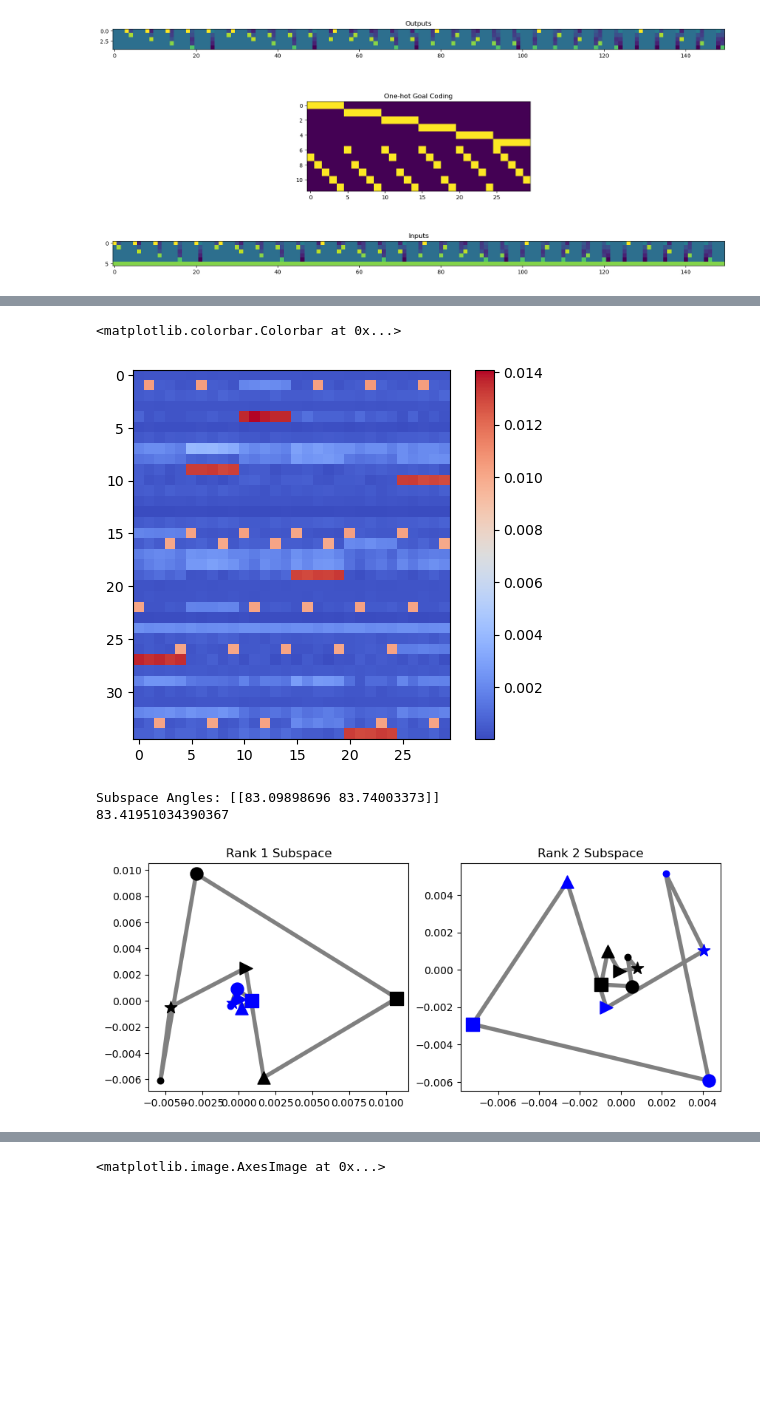
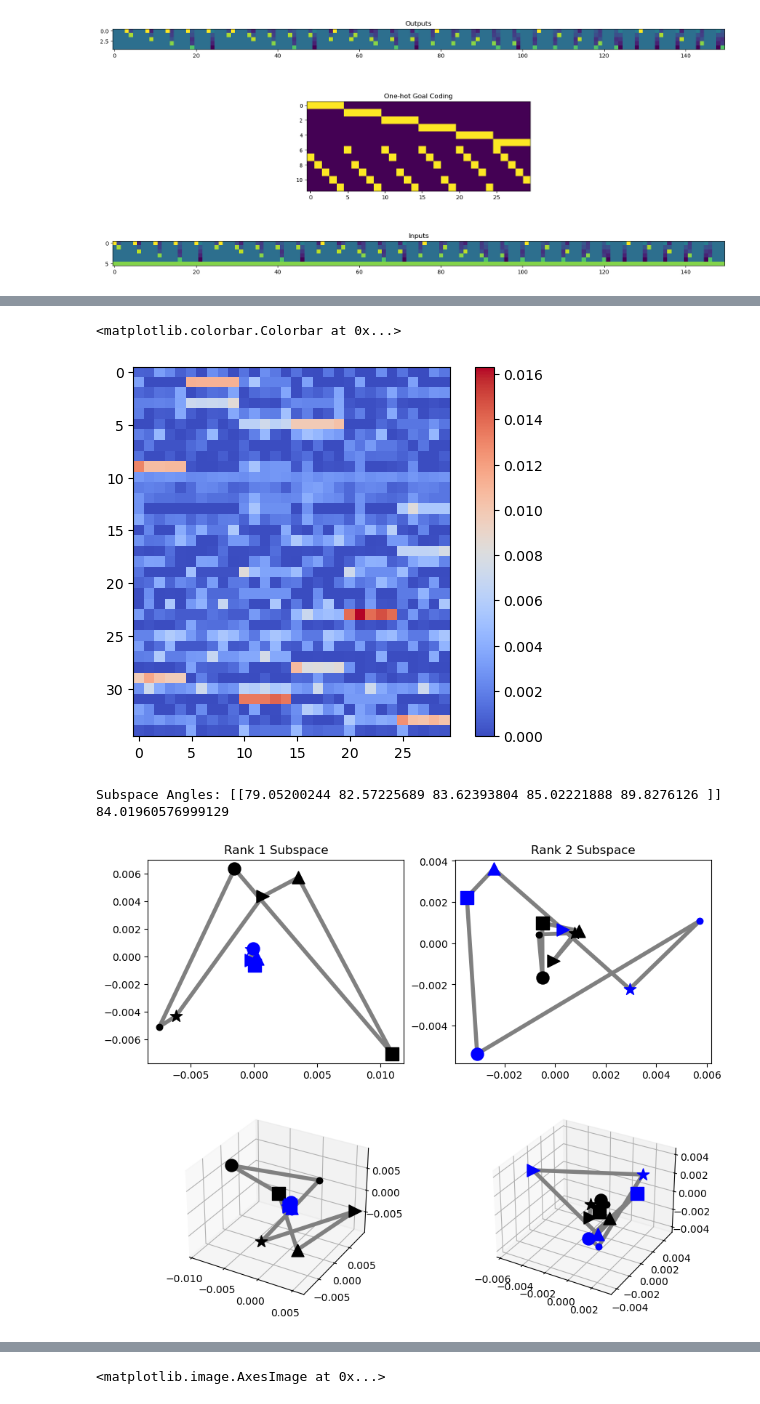
Before and after one commit to kylehkhsu/modular, a Jupyter notebook: 2024_May_13_Xie_Explorer.ipynb, the cells around one changed output, grey strips where cells are left out. Drawn from its saved outputs; the diff is of its cells as text; code cells hidden in the pictures; blank space fills up the shorter version.

```diff
--- a/2024_May_13_Xie_Explorer.ipynb
+++ b/2024_May_13_Xie_Explorer.ipynb
@@ -57,10 +54,13 @@ for file in files:
 # %%
-num = 1
-
+num = 10
 params = np.load(save_files[num], allow_pickle=True)[()]
 config = np.load(config_files[num], allow_pickle=True)[()]
 # %%
-params = np.load('./best_data_fitting_params_extreme_params.npy', allow_pickle = True)[()]
-config = np.load('./data/20240512/13:06:58_449994/config_dict.npy', allow_pickle = True)[()]
-config['goal_encoding'] = 2
-config['N'] = 35
+load_saved = 0
+if load_saved:
+    params = np.load('./best_data_fitting_params_extreme_params.npy', allow_pickle = True)[()]
+    config = np.load('./data/20240512/13:06:58_449994/config_dict.npy', allow_pickle = True)[()]
+    config['goal_encoding'] = 2
+    config['N'] = 35
+
+config
@@ -316,7 +334,7 @@ plt.imshow(g_delay, cmap = 'coolwarm')
 plt.colorbar()
 # %% [output]
 <matplotlib.colorbar.Colorbar at 0x...>
-[figure, old version]
+[figure, new version]
 # %%
 def difference_analysis(g_analysis, reg_tar, seq_len, num_stim, num_eigs = 2, fig = True):
     N = g_analysis.shape[0]
@@ -381,37 +399,37 @@ def difference_analysis(g_analysis, reg_tar, seq_len, num_stim, num_eigs = 2, fi
 
         fig = plt.figure(figsize = (10,4*plot_rows))
         for r in range(seq_len):
             for plot in range(plot_rows):
                 if plot == plot_rows - 1 and plot_3D:
                     num = plot_rows*100 + seq_len*10 + r+1+plot*seq_len
                     ax = fig.add_subplot(num, projection='3d')
                     if plot == 0:
                         plt.title(f'Rank {r+1} Subspace')
 
                     for rp in range(seq_len):
                         for q in range(num_stim):
                             ax.scatter(projections[0+2*plot,q,r,rp], projections[1+2*plot,q,r,rp], projections[2+2*plot,q,r,rp], s = 150, zorder=1, color = colours[rp], marker = markers[q])
                             ax.plot([projections[0+2*plot,q,r,rp], projections[0+2*plot,np.mod(q+1,num_stim),r,rp]], [projections[1+2*plot,q,r,rp], projections[1+2*plot,np.mod(q+1,num_stim),r,rp]], [projections[2+2*plot,q,r,rp], projections[2+2*plot,np.mod(q+1,num_stim),r,rp]], c='gray', lw = 4,zorder=0)
 
                 else:
                     plt.subplot(plot_rows,seq_len,r+1+plot*seq_len)
                     if plot == 0:
                         plt.title(f'Rank {r+1} Subspace')
 
                     for rp in range(seq_len):
                         for q in range(num_stim):
                             plt.plot([projections[0+2*plot,q,r,rp], projections[0+2*plot,np.mod(q+1,num_stim),r,rp]], [projections[1+2*plot,q,r,rp], projections[1+2*plot,np.mod(q+1,num_stim),r,rp]], c='gray', lw = 4,zorder=0)
                             plt.scatter(projections[0+2*plot,q,r,rp], projections[1+2*plot,q,r,rp], s = 150, zorder=1, color = colours[rp], marker = markers[q])
 
         print(f'Subspace Angles: {subspace_angles}')
     return subspace_angles, difference_vectors, g_encodings, projections
 
-subspace_angles, difference_vectors, g_encodings, projections = difference_analysis(g_delay, regression_targets, seq_len, num_stim, num_eigs = 2)
+subspace_angles, difference_vectors, g_encodings, projections = difference_analysis(g_delay, regression_targets, seq_len, num_stim, num_eigs = 5)
 print(np.mean(subspace_angles))
 # %% [output]
-Subspace Angles: [[83.09898696 83.74003373]]
-83.41951034390367
+Subspace Angles: [[79.05200244 82.57225689 83.62393804 85.02221888 89.8276126 ]]
+84.01960576999129
-[figure, old version]
+[figure, new version]
 # %%
 
 self_dot_mat = np.zeros([36, 36])
```
Also changed, not shown: parts of 6 cells of this notebook, 5 other files.
